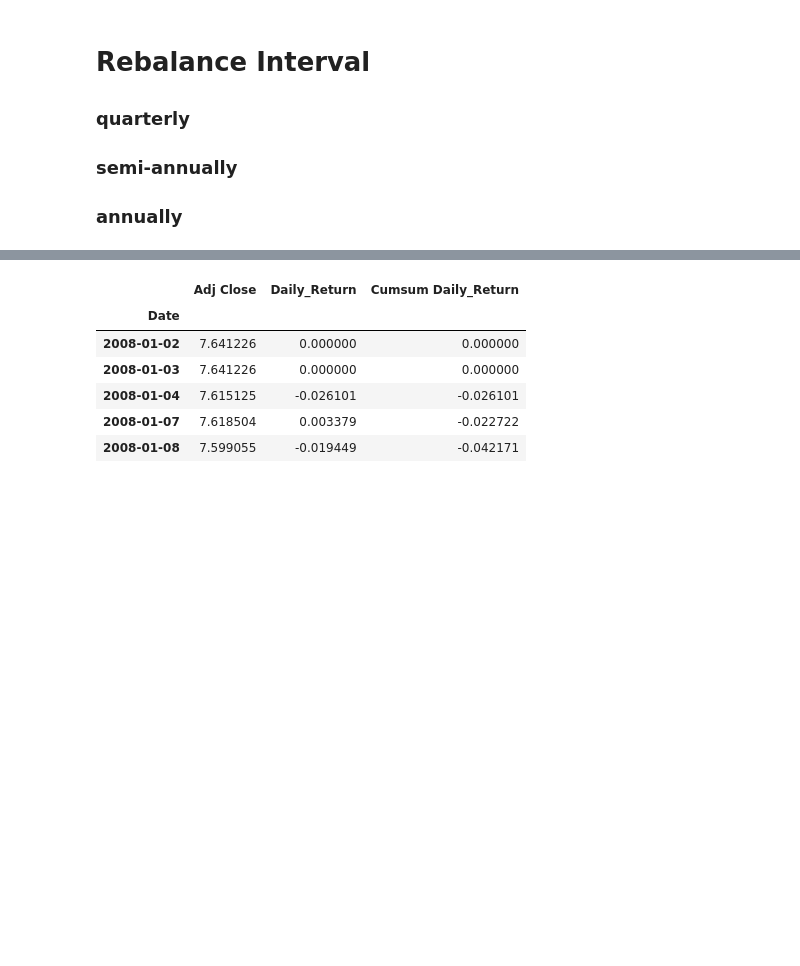
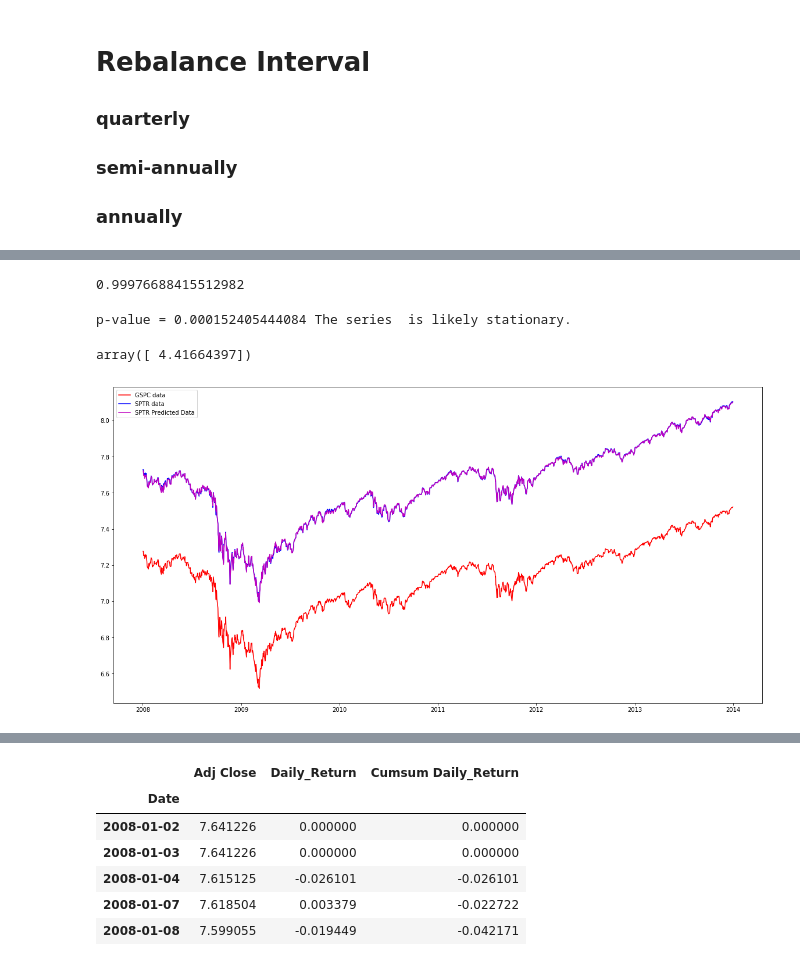
Before and after one commit to IceCreammm/MRP, a Jupyter notebook: MRP_Production.ipynb, the cells around one changed output, grey strips where cells are left out. Drawn from its saved outputs; the diff is of its cells as text; code cells hidden in the pictures; blank space fills up the shorter version.

Commit message:
SPTR
after talking with Ivan, I decide to do SPTR tracking instead of enhanced tracking

```diff
--- a/MRP_Production.ipynb
+++ b/MRP_Production.ipynb
@@ -486,0 +487,2 @@ Information ratio of the portfolio is 0.047
+# %%
+SPTR = web.DataReader('^SP500TR', 'yahoo', '2008-01-02', '2018-01-31')
@@ -486,0 +499,3 @@ Information ratio of the portfolio is 0.047
+# %%
+SPTR_log = np.log(SPTR[['Adj Close']].copy())
+SPTR_log.head()
@@ -486,0 +510,6 @@ Information ratio of the portfolio is 0.047
+# %%
+SPTR_log_train = SPTR_log.loc["2008-01": "2013-12-31"].copy()
+SPTR_log_test = SPTR_log.loc["2014-01-01": "2017-12-31"].copy()
+# %%
+LR_SPTR = Lasso(alpha=0.000131 , fit_intercept=True,normalize=None)
+LR_SPTR.fit(All_ETFs_log_train,SPTR_log_train)
@@ -486,0 +556,22 @@ Information ratio of the portfolio is 0.047
+# %%
+LR_SPTR.score(All_ETFs_log_train,SPTR_log_train)
+# %% [output]
+0.99976688415512982
+# %%
+LR_SPTR_residual = SPTR_log_train.values.flatten() - LR_SPTR.predict(All_ETFs_log_train)
+check_for_stationarity(LR_SPTR_residual.flatten(),cutoff=0.05)
+# %% [output]
+p-value = 0.000152405444084 The series  is likely stationary.
+# %%
+LR_SPTR.intercept_
+# %% [output]
+array([ 4.41664397])
+# %%
+plt.figure(figsize=(20,10))
+plt.plot(GSPC_log_train.index,GSPC_log_train['Adj Close'], 'r-', label='GSPC data' )
+plt.plot(SPTR_log_train.index,SPTR_log_train, 'b-', label='SPTR data' )
+plt.plot(All_ETFs_log_train.index,LR_SPTR.predict(All_ETFs_log_train), 'm-',label='SPTR Predicted Data')
+plt.legend(loc='upper left')
+plt.show()
+# %% [output]
+[figure, added]
```
Also changed, not shown: parts of 39 cells of this notebook, 1 other file.
